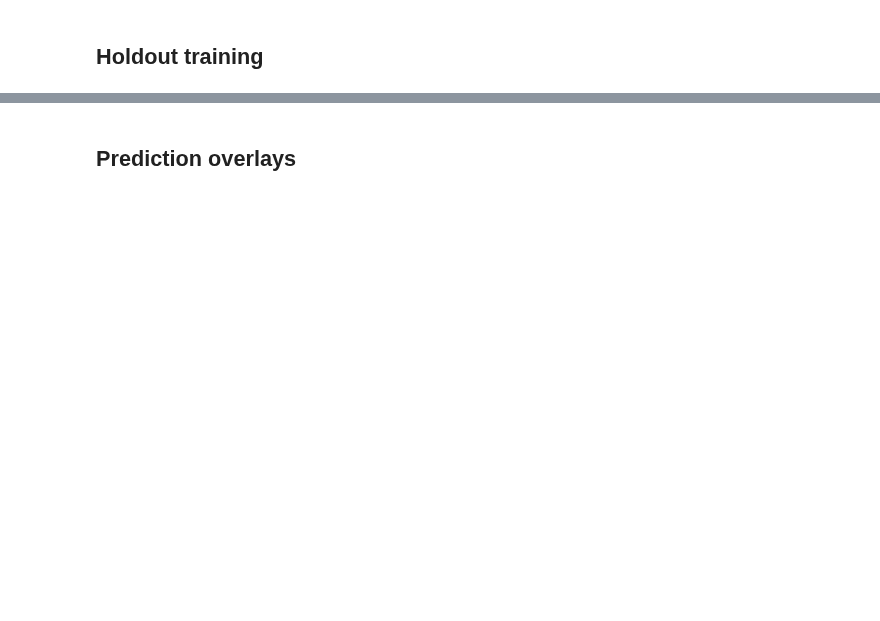
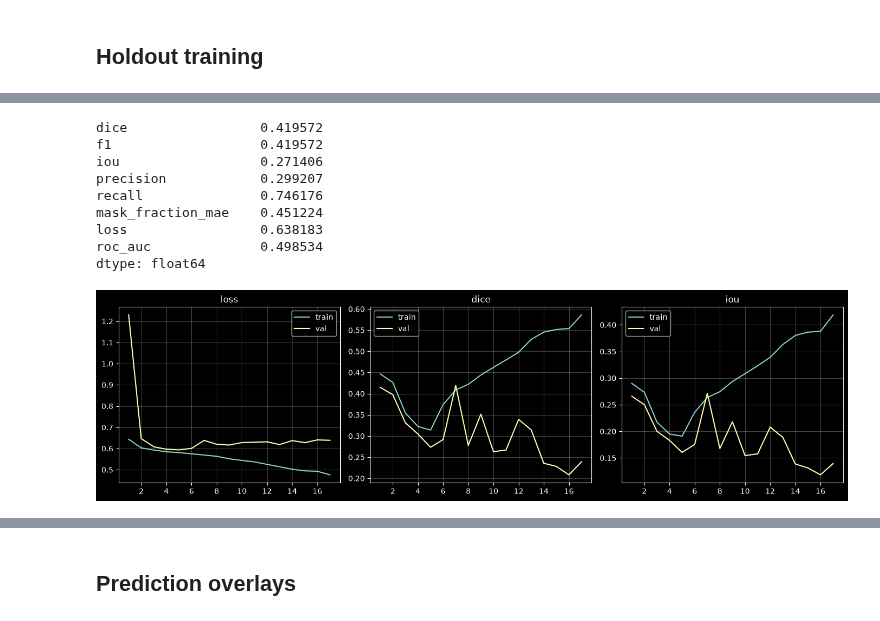
Before and after one commit to Toxele/EAI-students, a Jupyter notebook: notebooks/spbgu_unet_experiments/spbgu_unet_pipeline.ipynb, the cells around one changed output, grey strips where cells are left out. Cells and saved outputs as stored; diff of their text form; code cells hidden in the pictures; blank space fills up the shorter version.

```diff
--- a/notebooks/spbgu_unet_experiments/spbgu_unet_pipeline.ipynb
+++ b/notebooks/spbgu_unet_experiments/spbgu_unet_pipeline.ipynb
@@ -24,6 +24,12 @@ def find_project_root(start: Path | None = None) -> Path:
 PROJECT_ROOT = find_project_root()
 sys.path.insert(0, str(PROJECT_ROOT))
 print(PROJECT_ROOT)
+
+
+def project_path(value):
+    """Resolve relative paths against PROJECT_ROOT."""
+    path = Path(value)
+    return path if path.is_absolute() else PROJECT_ROOT / path
 # %% [output]
 D:\Nornikel-2026-Shlif-Case
 # %%
@@ -122,18 +178,29 @@ summary
 # %%
-run_dir = Path(cfg['training']['run_dir'])
+run_dir = project_path(cfg['training']['run_dir'])
 history = pd.read_csv(run_dir / 'history.csv')
 display(pd.read_json(run_dir / 'best_metrics.json', typ='series'))
 fig, axes = plt.subplots(1, 3, figsize=(14, 4))
 axes[0].plot(history.epoch, history.train_loss, label='train')
 axes[0].plot(history.epoch, history.val_loss, label='val')
 axes[0].set_title('loss')
 axes[1].plot(history.epoch, history.train_dice, label='train')
 axes[1].plot(history.epoch, history.val_dice, label='val')
 axes[1].set_title('dice')
 axes[2].plot(history.epoch, history.train_iou, label='train')
 axes[2].plot(history.epoch, history.val_iou, label='val')
 axes[2].set_title('iou')
 for ax in axes:
     ax.legend()
     ax.grid(alpha=0.25)
 plt.tight_layout()
+# %% [output]
+dice                 0.419572
+f1                   0.419572
+iou                  0.271406
+precision            0.299207
+recall               0.746176
+mask_fraction_mae    0.451224
+loss                 0.638183
+roc_auc              0.498534
+dtype: float64
+[figure, added]
```
Also changed, not shown: parts of 10 cells of this notebook, 7 other files.
